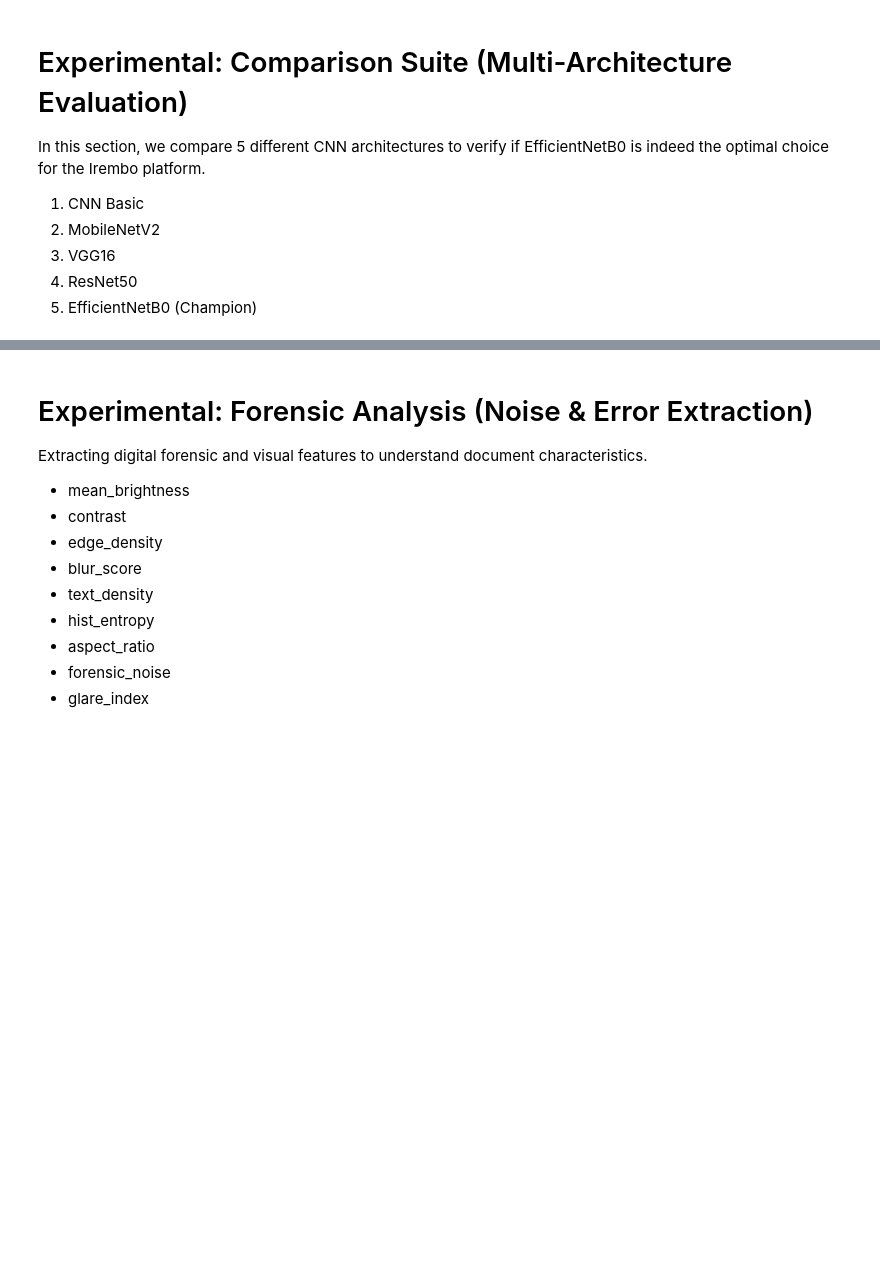
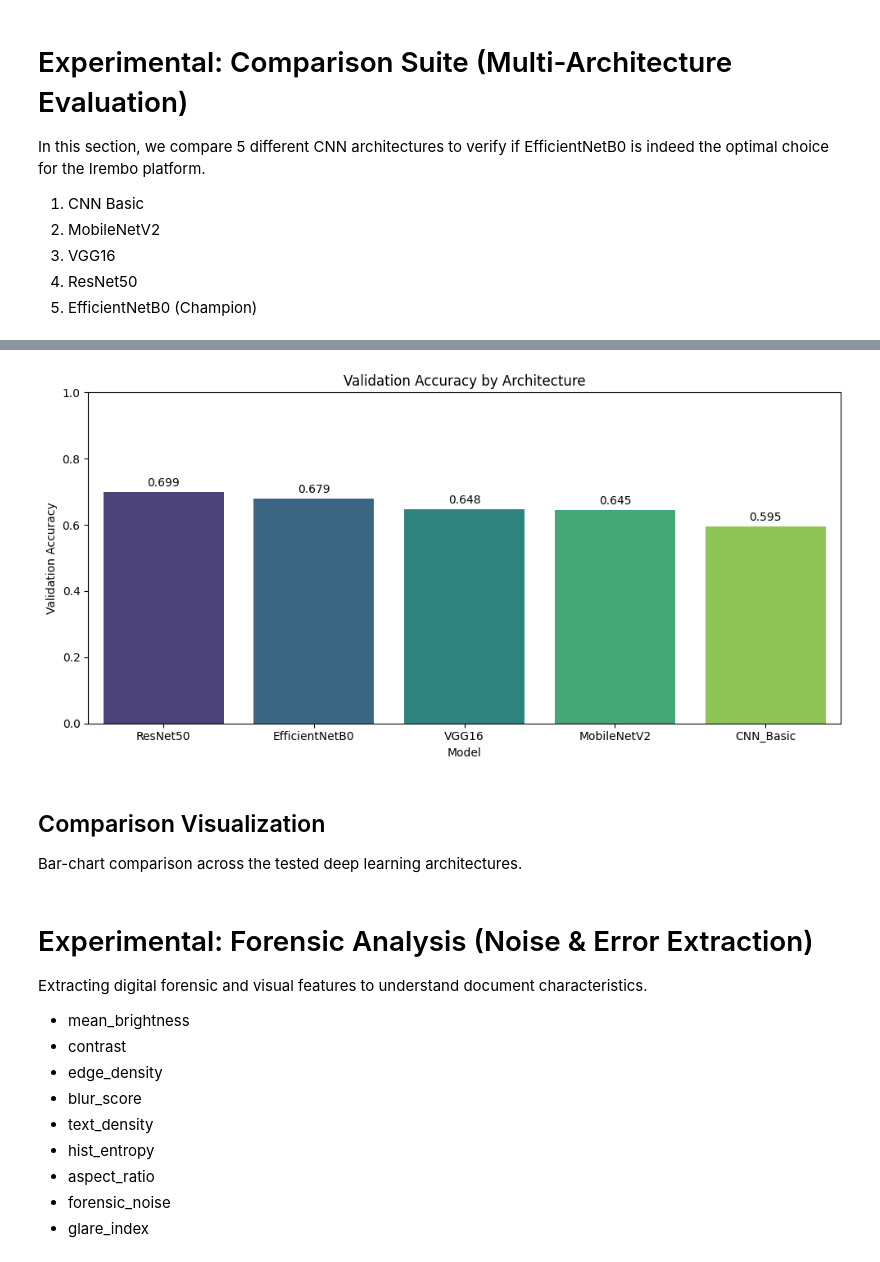
Before and after one commit to jkeza1/aipowered, a Jupyter notebook: Document_Verification_ML_Model version 2.ipynb, the cells around one changed output, grey strips where cells are left out. Drawn from its saved outputs; the diff is of its cells as text; code cells hidden in the pictures; blank space fills up the shorter version.

```diff
--- a/Document_Verification_ML_Model version 2.ipynb
+++ b/Document_Verification_ML_Model version 2.ipynb
@@ -40,12 +40,17 @@ print(f"✅ GPU Status: {'Available' if len(tf.config.list_physical_devices('GPU
 ✅ TensorFlow Version: 2.20.0
 ✅ GPU Status: Not Found (Using CPU)
 # %%
-# ⚙️ DATA POPULATION: Generate 6000 Rwandan Documents
-# Skip this if you already ran the script in the terminal.
+# DATA POPULATION: Generate synthetic Rwandan documents (env-configurable)
+# Skip this if you already generated data in terminal.
+import os
 from synthetic_document_generator import RwandanDocumentGenerator
 
-populator = RwandanDocumentGenerator(output_dir='synthetic_documents')
-print("🔄 Refreshing dataset with 6000 images (to hit 70%+ accuracy)...")
-populator.generate_dataset(num_samples_per_type=1500, noise_levels=['medium', 'high'])
-print("✅ Dataset refreshed. You can now proceed to training.")
+num_samples_per_type = int(os.getenv("SYNTH_NUM_SAMPLES_PER_TYPE", "1500"))
+noise_levels = [n.strip() for n in os.getenv("SYNTH_NOISE_LEVELS", "medium,high").split(",") if n.strip()]
+output_dir = os.getenv("SYNTH_OUTPUT_DIR", "synthetic_documents")
+
+populator = RwandanDocumentGenerator(output_dir=output_dir)
+print(f"Refreshing dataset: {num_samples_per_type} samples/type, noise_levels={noise_levels}")
+populator.generate_dataset(num_samples_per_type=num_samples_per_type, noise_levels=noise_levels)
+print("Dataset refresh complete. You can now proceed to training.")
 # %% [output]
@@ -648,3 +1050,24 @@ Epoch 2/2
+# %%
+# Visual comparison for the architecture challenge
+if 'comparison_results' in globals() and comparison_results:
+    df_perf = pd.DataFrame(comparison_results).sort_values(by='Val_Acc', ascending=False).reset_index(drop=True)
+    plt.figure(figsize=(10, 5))
+    ax = sns.barplot(data=df_perf, x='Model', y='Val_Acc', hue='Model', legend=False, palette='viridis')
+    ax.set_title('Validation Accuracy by Architecture')
+    ax.set_xlabel('Model')
+    ax.set_ylabel('Validation Accuracy')
+    ax.set_ylim(0, 1)
+    for idx, row in df_perf.iterrows():
+        ax.text(idx, row['Val_Acc'] + 0.01, f"{row['Val_Acc']:.3f}", ha='center', va='bottom')
+    plt.tight_layout()
+    plt.show()
+else:
+    print('No comparison results found. Run the 5-model comparison cell first.')
+# %% [output]
+[figure, added]
+# %% [markdown]
+## Comparison Visualization
+Bar-chart comparison across the tested deep learning architectures.
 # %% [markdown]
 # Experimental: Forensic Analysis (Noise & Error Extraction)
 Extracting digital forensic and visual features to understand document characteristics.
```
Also changed, not shown: parts of 23 cells of this notebook, 13 other files.
